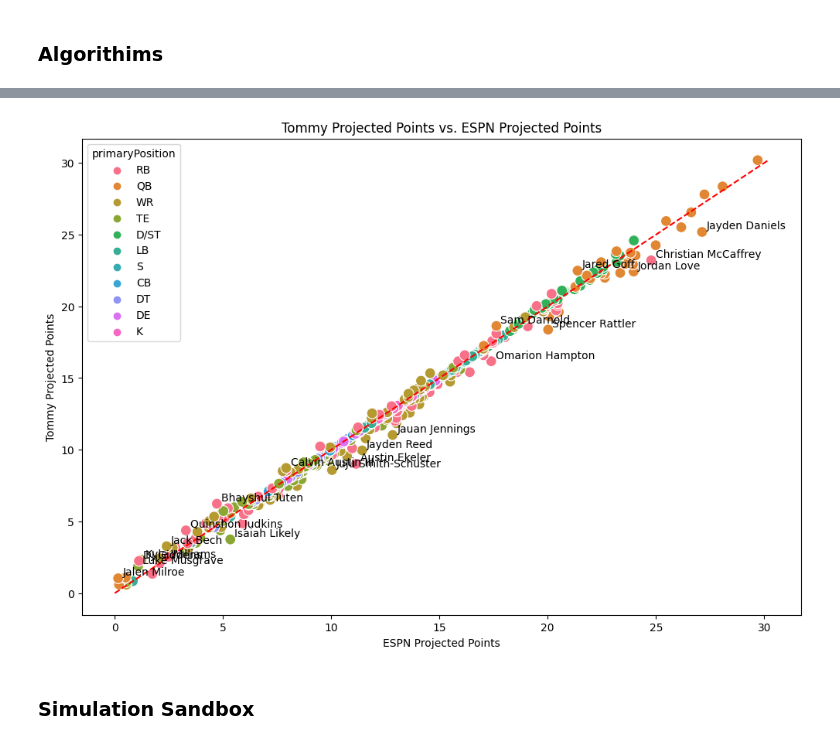
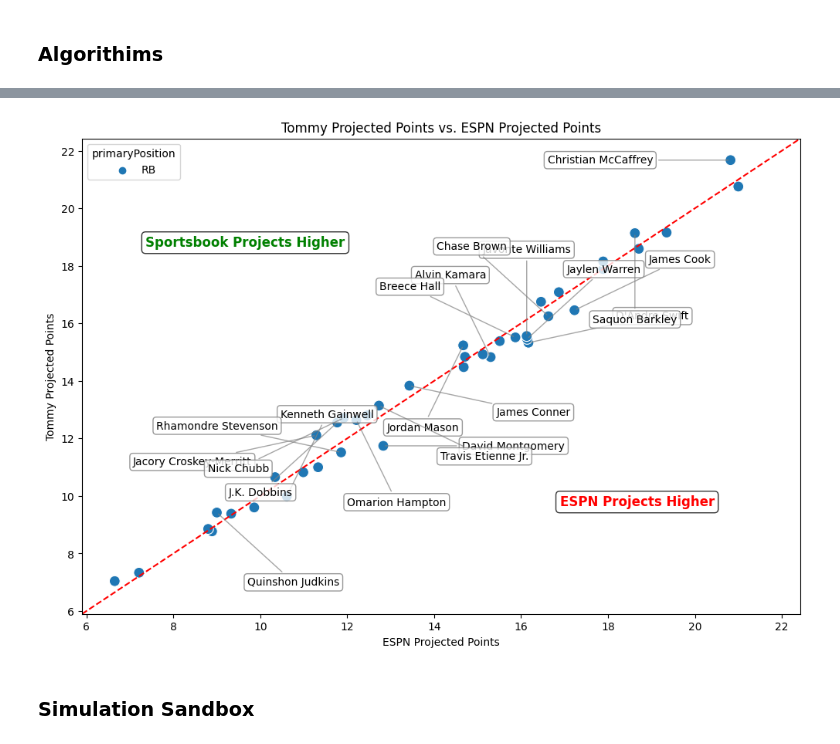
Before and after one commit to twinfield10/ESPN_FFL, a Jupyter notebook: FF Analysis Notebook.ipynb, the cells around one changed output, grey strips where cells are left out. Drawn from its saved outputs; the diff is of its cells as text; code cells hidden in the pictures.

```diff
--- a/FF Analysis Notebook.ipynb
+++ b/FF Analysis Notebook.ipynb
@@ -44,7 +44,7 @@ lg_vars = {
         "ID": 537814,
         "ESPN_S2": espn_id,
         "SWID": s_id,
-        "start": 2015,
+        "start": 2017,
         "end": 2025
     },
     "GOP_Degenerates": {
@@ -93,7 +93,7 @@ lg_vars = {
 # %% [markdown]
 ## 1) Set League ##
 # %%
-select_league = "Winfield_Football"
+select_league = "Weenieless_Wanderers"
 # Tommy Leagues: Winfield_Football, Knights_FFL, GOP_Degenerates, Weenieless_Wanderers
 # Will Leagues: 12 Dudes one Cup
 # Cooleen Leagues: Big Red Fantasy Football
@@ -956,5 +949,11 @@ plt.show()
 # %%
-def plot_proj(df, week):
+def plot_proj(df = LINEUPS, week=curr_week, pos = ['QB', 'RB', 'WR', 'TE']):
+
+    # Filter by Position
+    df = df[df['primaryPosition'].isin(pos)]
+
+    # Filter For only Players You'd. consider playing
+    df = df[df['TRUE_Points'] > 7]
 
     df['projDiff'] = df['TRUE_Points'] - df['projPoints']
 
@@ -982,20 +981,70 @@ def plot_proj(df, week):
         s=100  # Adjust point size if needed
     )
 
-    # Add labels for each player_name
     for line in range(0, top_bottom_projDiff.shape[0]):
-        scatter_plot.text(
-            top_bottom_projDiff.projPoints.iloc[line]+0.2,  # Slightly offset the labels on the x-axis
-            top_bottom_projDiff.TRUE_Points.iloc[line]+0.2,
+        x_point = top_bottom_projDiff.projPoints.iloc[line]
+        y_point = top_bottom_projDiff.TRUE_Points.iloc[line]
+
+        # Create different offsets for different positions to avoid overlap
+        # You can adjust these multipliers to spread labels further
+        angle = np.pi * line / len(top_bottom_projDiff) * 2  # Distribute around circle
+        x_offset = 3 * np.cos(angle)  # Larger offset
+        y_offset = 3 * np.sin(angle)
+
+        scatter_plot.annotate(
             top_bottom_projDiff.player_name.iloc[line],
-            horizontalalignment='left',
-            size='medium',
-            color='black'
+            xy=(x_point, y_point),  # Point location
+            xytext=(x_point + x_offset, y_point + y_offset),  # Text location
+            fontsize=10,
+            color='black',
+            ha='center',
+            va='center',
+            bbox=dict(boxstyle='round,pad=0.3', facecolor='white', alpha=0.8, edgecolor='gray'),
+            arrowprops=dict(arrowstyle='-', color='gray', lw=1, alpha=0.7)
         )
 
     # Add a line with slope=1 and intercept=0 (line of equality)
-    max_val = max(df['TRUE_Points'].max(), df['projPoints'].max())  # Find the maximum value for the plot limit
-    plt.plot([0, max_val], [0, max_val], color='red', linestyle='--', label='y = x')
+    #max_val = max(df['TRUE_Points'].max(), df['projPoints'].max())  # Find the maximum value for the plot limit
+
+    # Find the overall min and max across both variables
+    overall_min = min(df['projPoints'].min(), df['TRUE_Points'].min())
+    overall_max = max(df['projPoints'].max(), df['TRUE_Points'].max())
+
+    # Add padding
+    padding = (overall_max - overall_min) * 0.05
+
+    # Set equal limits for both axes
+    plt.xlim(overall_min - padding, overall_max + padding)
+    plt.ylim(overall_min - padding, overall_max + padding)
+
+    # Also update your diagonal line
+    plt.plot([overall_min - padding, overall_max + padding],
+             [overall_min - padding, overall_max + padding],
+             color='red', linestyle='--', label='y = x')
+
+    # Calculate position for labels (roughly 1/4 and 3/4 along the diagonal)
+    mid_point = (overall_min + overall_max) / 2
+    label_offset = (overall_max - overall_min) * 0.30
+
+    # "ESPN Projects Higher" label (below diagonal line, in red)
+    plt.text(mid_point + label_offset, mid_point - label_offset,
+             'ESPN Projects Higher',
+             fontsize=12,
+             color='red',
+             fontweight='bold',
+             ha='center',
+             rotation=0,  # Rotate to match the diagonal
+             bbox=dict(boxstyle='round,pad=0.3', facecolor='white', alpha=0.8))
+
+    # "Sportsbook Projects Higher" label (above diagonal line, in blue or green)
+    plt.text(mid_point - label_offset, mid_point + label_offset,
+             'Sportsbook Projects Higher',
+             fontsize=12,
+             color='green',  # or 'green' if you prefer
+             fontweight='bold',
+             ha='center',
+             rotation=0,  # Rotate to match the diagonal
+             bbox=dict(boxstyle='round,pad=0.3', facecolor='white', alpha=0.8))
 
     # Set plot title and labels
     plt.title('Tommy Projected Points vs. ESPN Projected Points')
@@ -1005,5 +1054,5 @@ def plot_proj(df, week):
     # Show the plot
     plt.show()
 
-plot_proj(LINEUPS, 2)
+plot_proj(LINEUPS, curr_week, pos = ['RB'])
 # %% [output]
@@ -1027,4 +1076,4 @@ plot_proj(LINEUPS, 2)
-[figure, old version]
+[figure, new version]
 # %% [markdown]
 ### Simulation Sandbox
 # %%
```
Also changed, not shown: parts of 15 cells of this notebook, 19 other files.
